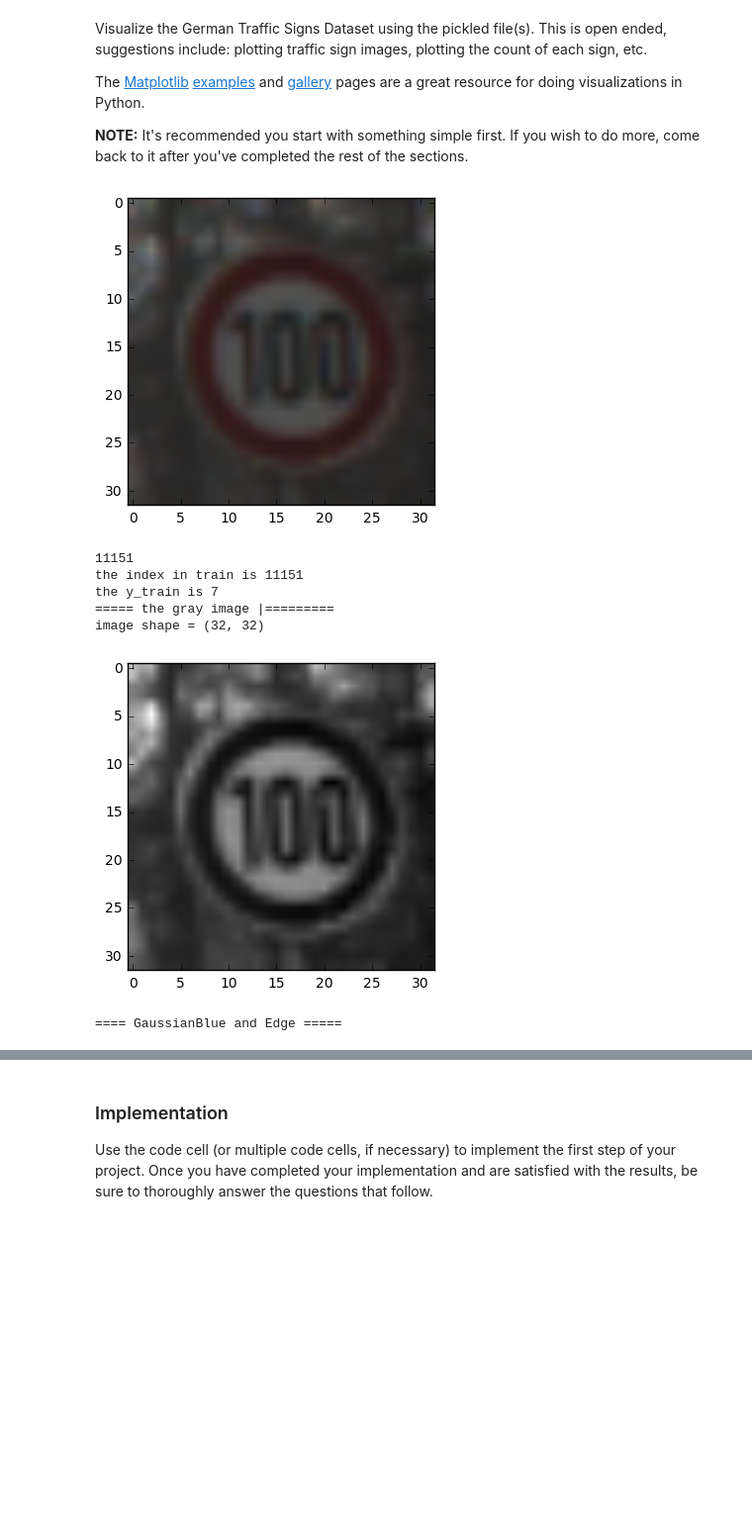
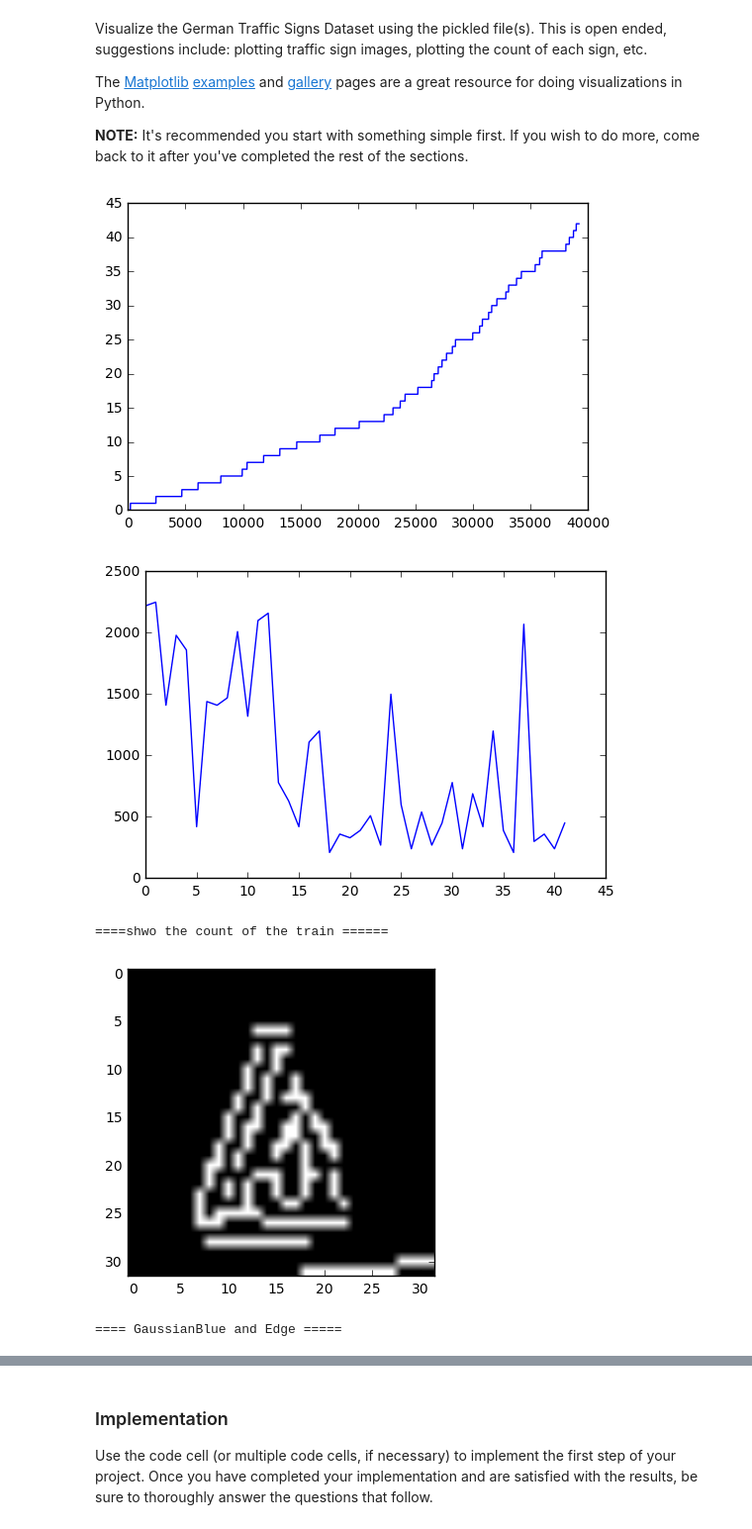
Before and after one commit to shenmutong/CarND-Traffic-Sign-Classifier-Project, a Jupyter notebook: Traffic_Sign_Classifier.ipynb, the cells around one changed output, grey strips where cells are left out. Shown at 99% size. Saved outputs shown, nothing was run; the diff lists cells and outputs as text; code cells hidden in the pictures; blank space fills up the shorter version.

```diff
--- a/Traffic_Sign_Classifier.ipynb
+++ b/Traffic_Sign_Classifier.ipynb
@@ -122,43 +122,49 @@ plt.show()
 
 print("==== GaussianBlue and Edge =====")
 # Define parameters for Canny and run it
 # NOTE: if you try running this code you might want to change these!
 low_threshold = 10
 high_threshold = 150
 edges = cv2.Canny(image, low_threshold, high_threshold)
-
+from sklearn.cross_validation import train_test_split
 plt.imshow(edges, cmap='Greys_r')
 plt.show()
 
 # Display the image
 #plt.imshow(edges, cmap='Greys_r')
 
 
 print( "====shwo the count of the train ======" )
 ## shwo the count of the train
-list = []
+classesListCount = []
 for index in range(n_classes):
     point = 0
-    list.append(point)
+    classesListCount.append(point)
 
+classesListCountMaxValue = 0
 for index in range(len(X_train)):
     listIndex = y_train[index] -1
     #value = list[listIndex]
     #value = int(value) + 1
-    list[listIndex] += 1
+    classesListCount[listIndex] += 1
+    if classesListCountMaxValue < classesListCount[listIndex] :
+        classesListCountMaxValue = classesListCount[listIndex]
 
-plt.plot(list)
+plt.plot(classesListCount)
 plt.show()
+dataList = []
+for index in range(len(X_train)):
+    dataList.append(y_train[index])
 
+plt.plot(dataList)
+plt.show()
+#print("Max Point Count = ",MaxPointCount)
 #plt.plot([1,2,3,4])
 #plt.ylabel('some numbers')
 #plt.show()
 # %% [output]
-[figure, old version]
+[figure, new version]
+[figure, new version]
-11151
-the index in train is 11151
-the y_train is 7
-===== the gray image |=========
-image shape = (32, 32)
+====shwo the count of the train ======
-[figure, old version]
+[figure, new version]
 ==== GaussianBlue and Edge =====
```
Also changed, not shown: parts of 25 cells of this notebook, 4 other files.
